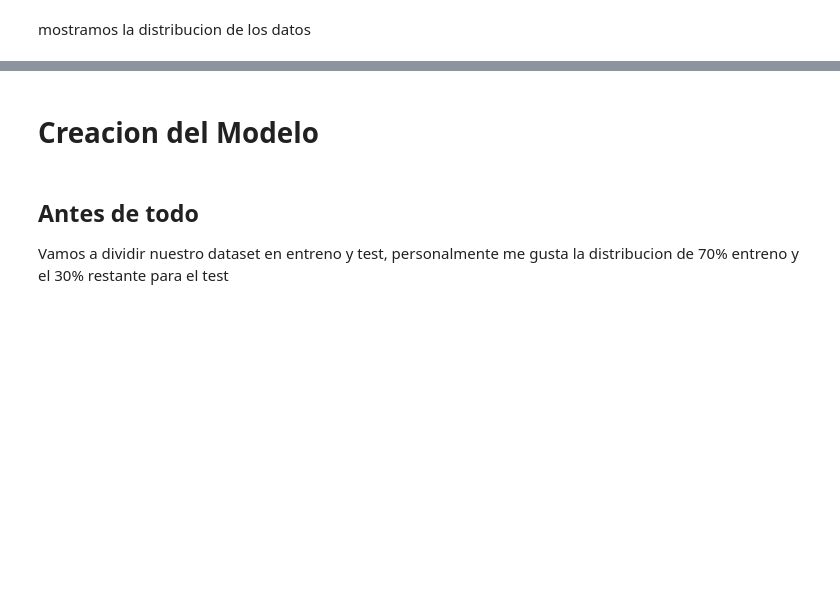
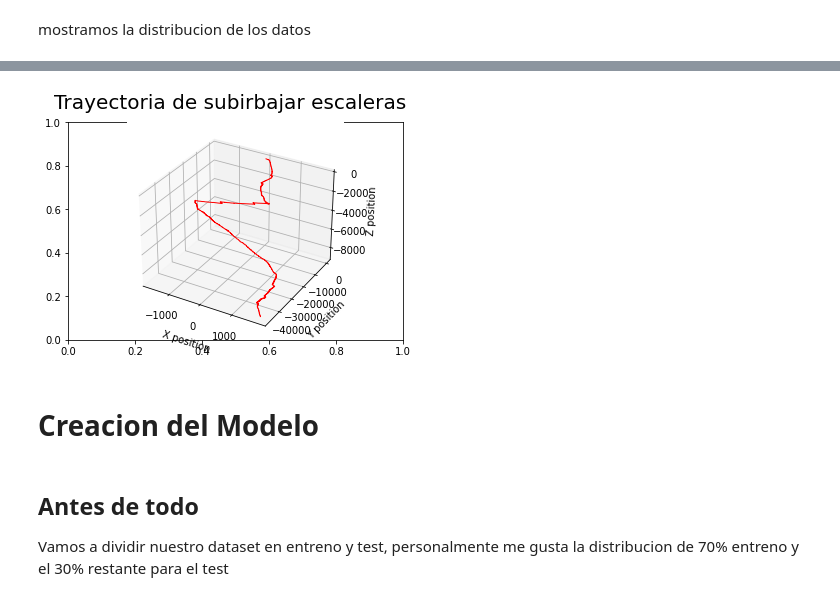
Before and after one commit to migueldemollet/Activity-Recognition, a Jupyter notebook: result.ipynb, the cells around one changed output, grey strips where cells are left out. Cells and saved outputs as stored; diff of their text form; code cells hidden in the pictures; blank space fills up the shorter version.

```diff
--- a/result.ipynb
+++ b/result.ipynb
@@ -150,3 +177,9 @@ plot_3d_scatter(df['accelerometer_X'], df['accelerometer_Y'], df['accelerometer_
+# %%
+# stairs
+x,y,z = select_actributs(df_stairs)
+plot_3d_trajectory(x, y, z, 'Trayectoria de subirbajar escaleras')
+# %% [output]
+[figure, added]
 # %% [markdown]
 # Creacion del Modelo
 # %% [markdown]
```
Also changed, not shown: parts of 18 cells of this notebook.
